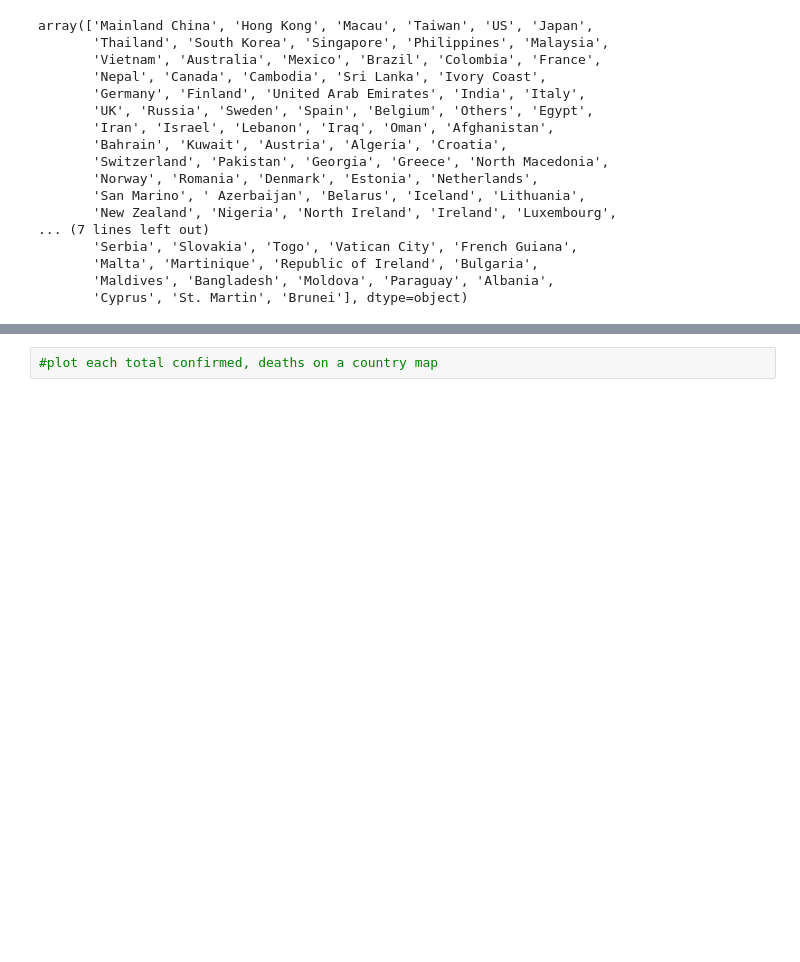
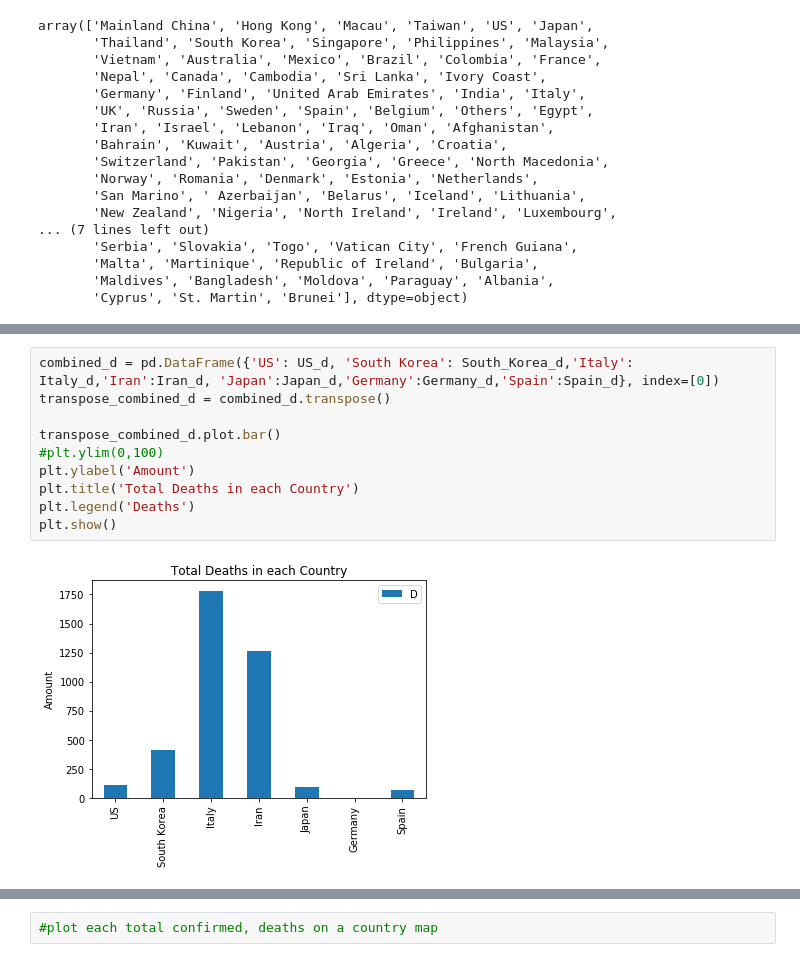
Before and after one commit to bhellner/COVID-19, a Jupyter notebook: Coronavirus_dataanalysis.ipynb, the cells around one changed output, grey strips where cells are left out. Drawn from its saved outputs; the diff is of its cells as text; blank space fills up the shorter version.

```diff
--- a/Coronavirus_dataanalysis.ipynb
+++ b/Coronavirus_dataanalysis.ipynb
@@ -119,0 +190,12 @@ Name: Country/Region, dtype: int64
+# %%
+combined_d = pd.DataFrame({'US': US_d, 'South Korea': South_Korea_d,'Italy': Italy_d,'Iran':Iran_d, 'Japan':Japan_d,'Germany':Germany_d,'Spain':Spain_d}, index=[0])
+transpose_combined_d = combined_d.transpose()
+
+transpose_combined_d.plot.bar()
+#plt.ylim(0,100)
+plt.ylabel('Amount')
+plt.title('Total Deaths in each Country')
+plt.legend('Deaths')
+plt.show()
+# %% [output]
+[figure, added]
```
Also changed, not shown: parts of 18 cells of this notebook.
